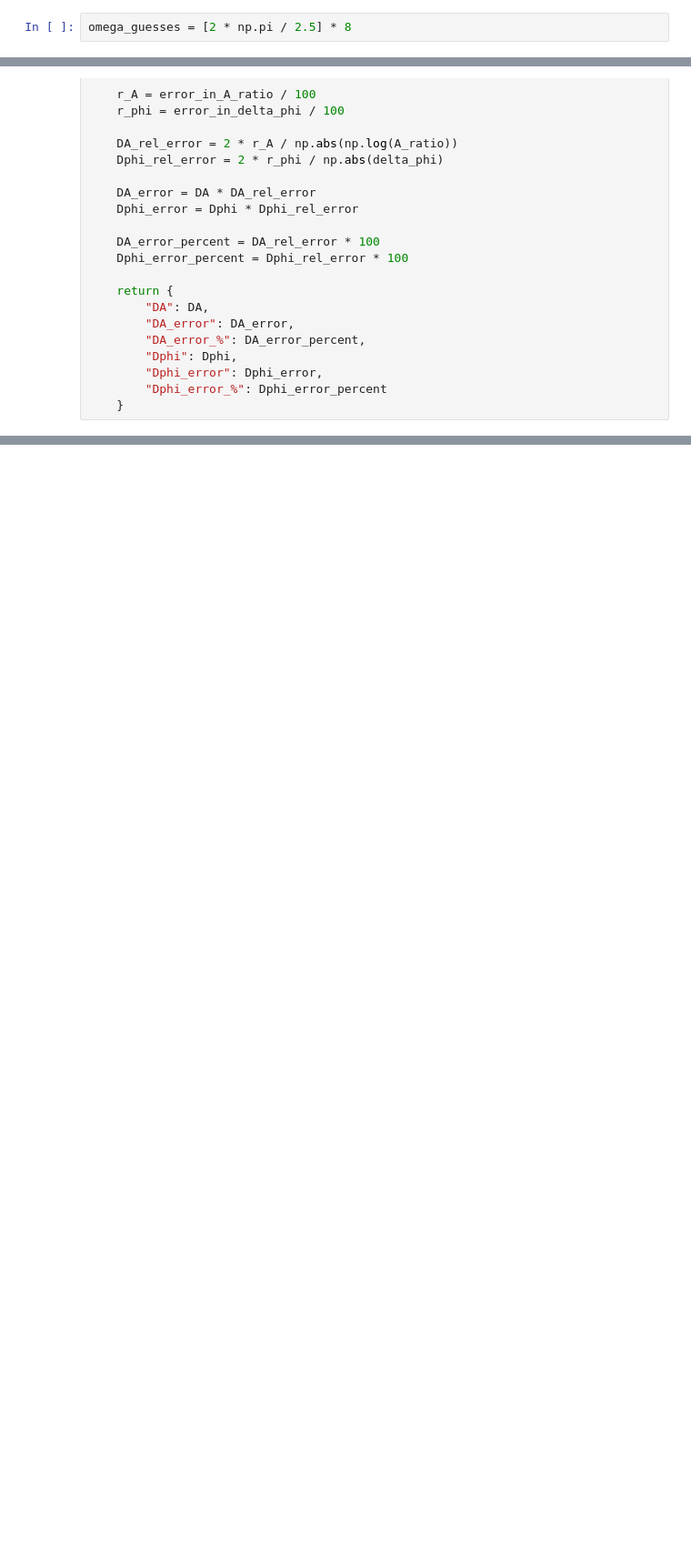
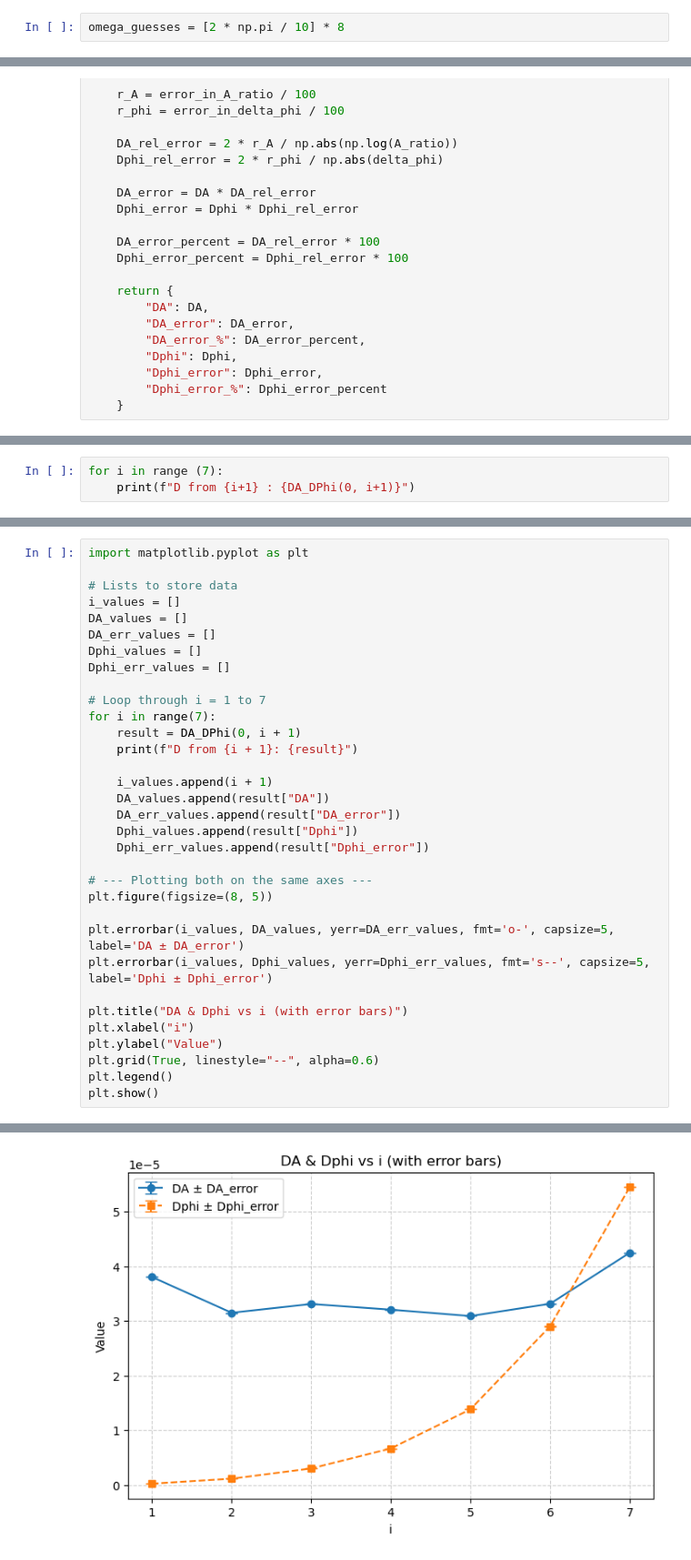
Before and after one commit to FrankHeJiale/Dive-into-Deep-Learning-Projects, a Jupyter notebook: 01_LinearRegression/brass_D.ipynb, the cells around one changed output, grey strips where cells are left out. Shown at 91% size. Cells and saved outputs as stored; diff of their text form; blank space fills up the shorter version.

```diff
--- a/01_LinearRegression/brass_D.ipynb
+++ b/01_LinearRegression/brass_D.ipynb
@@ -54,2 +54,2 @@ plt.show()
 # %%
-omega_guesses = [2 * np.pi / 2.5] * 8
+omega_guesses = [2 * np.pi / 10] * 8
@@ -436,0 +307,3 @@ DA_DPhi(0, 3)
+# %%
+for i in range (7):
+    print(f"D from {i+1} : {DA_DPhi(0, i+1)}")
@@ -436,0 +318,34 @@ DA_DPhi(0, 3)
+# %%
+import matplotlib.pyplot as plt
+
+# Lists to store data
+i_values = []
+DA_values = []
+DA_err_values = []
+Dphi_values = []
+Dphi_err_values = []
+
+# Loop through i = 1 to 7
+for i in range(7):
+    result = DA_DPhi(0, i + 1)
+    print(f"D from {i + 1}: {result}")
+
+    i_values.append(i + 1)
+    DA_values.append(result["DA"])
+    DA_err_values.append(result["DA_error"])
+    Dphi_values.append(result["Dphi"])
+    Dphi_err_values.append(result["Dphi_error"])
+
+# --- Plotting both on the same axes ---
+plt.figure(figsize=(8, 5))
+
+plt.errorbar(i_values, DA_values, yerr=DA_err_values, fmt='o-', capsize=5, label='DA ± DA_error')
+plt.errorbar(i_values, Dphi_values, yerr=Dphi_err_values, fmt='s--', capsize=5, label='Dphi ± Dphi_error')
+
+plt.title("DA & Dphi vs i (with error bars)")
+plt.xlabel("i")
+plt.ylabel("Value")
+plt.grid(True, linestyle="--", alpha=0.6)
+plt.legend()
+plt.show()
+# %% [output]
@@ -436,0 +359 @@ DA_DPhi(0, 3)
+[figure, added]
```
Also changed, not shown: parts of 8 cells of this notebook, 23 other files.
